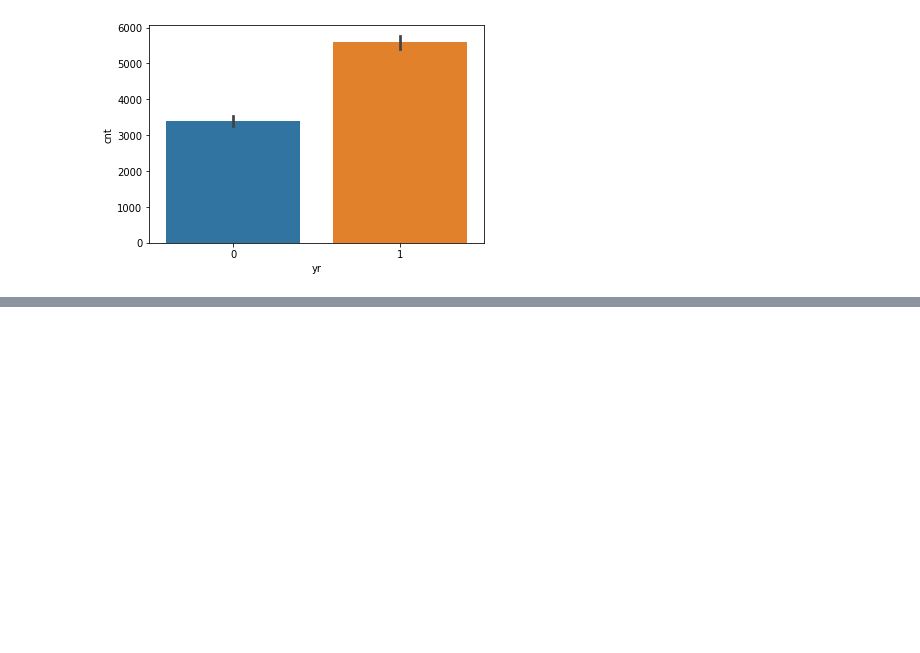
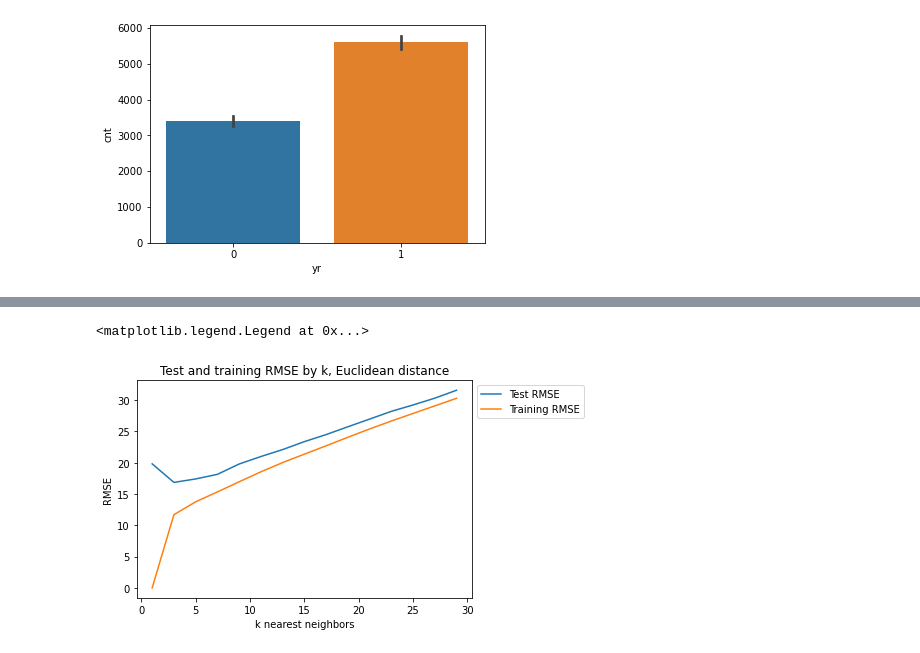
Before and after one commit to Apthox/CST383_Project2, a Jupyter notebook: Boris/Temp.ipynb, the cells around one changed output, grey strips where cells are left out. Cells and saved outputs as stored; diff of their text form; code cells hidden in the pictures; blank space fills up the shorter version.

```diff
--- a/Boris/Temp.ipynb
+++ b/Boris/Temp.ipynb
@@ -100,0 +122,8 @@ sns.scatterplot(data=df, x = "temp", y="cnt")
+# %%
+predictors = df_no_date.columns[df_no_date.columns != "cnt"]
+X = df_no_date[predictors].values
+y = df_no_date['cnt'].values
+X_train, X_test, y_train, y_test = train_test_split(X, y, test_size=0.30, random_state=0)
+knn = KNeighborsRegressor()
+knn.fit(X_train, y_train)
+predictions = knn.predict(X_test)
@@ -100,0 +140,11 @@ sns.scatterplot(data=df, x = "temp", y="cnt")
+# %%
+def rmse(predicted, actual):
+    return np.sqrt(((predicted - actual)**2).mean())
+# %%
+def get_train_test_rmse(regr, X_train, X_test, y_train, y_test):
+    regr.fit(X_train, y_train)
+    predictions = regr.predict(X_train)
+    rmse_tr = rmse(predictions, y_train)
+    predictions = regr.predict(X_test)
+    rmse_te = rmse(predictions, y_test)
+    return rmse_tr, rmse_te
@@ -100,0 +168,10 @@ sns.scatterplot(data=df, x = "temp", y="cnt")
+# %%
+plt.plot(ks, test_rmse, label = "Test RMSE")
+plt.plot(ks, train_rmse, label = "Training RMSE")
+plt.xlabel("k nearest neighbors")
+plt.title("Test and training RMSE by k, Euclidean distance")
+plt.ylabel("RMSE")
+plt.legend(bbox_to_anchor=(1, 1))
+# %% [output]
+<matplotlib.legend.Legend at 0x...>
+[figure, added]
```
Also changed, not shown: parts of 17 cells of this notebook.
